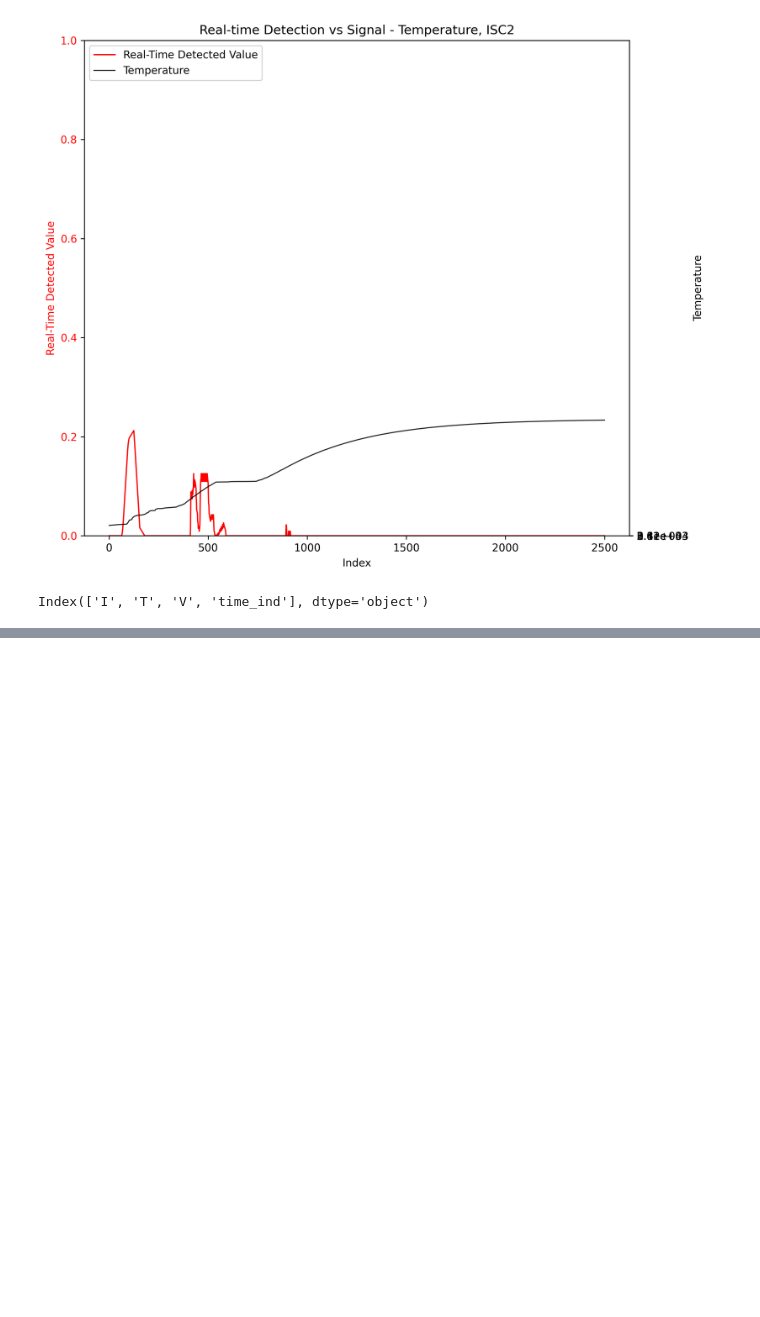
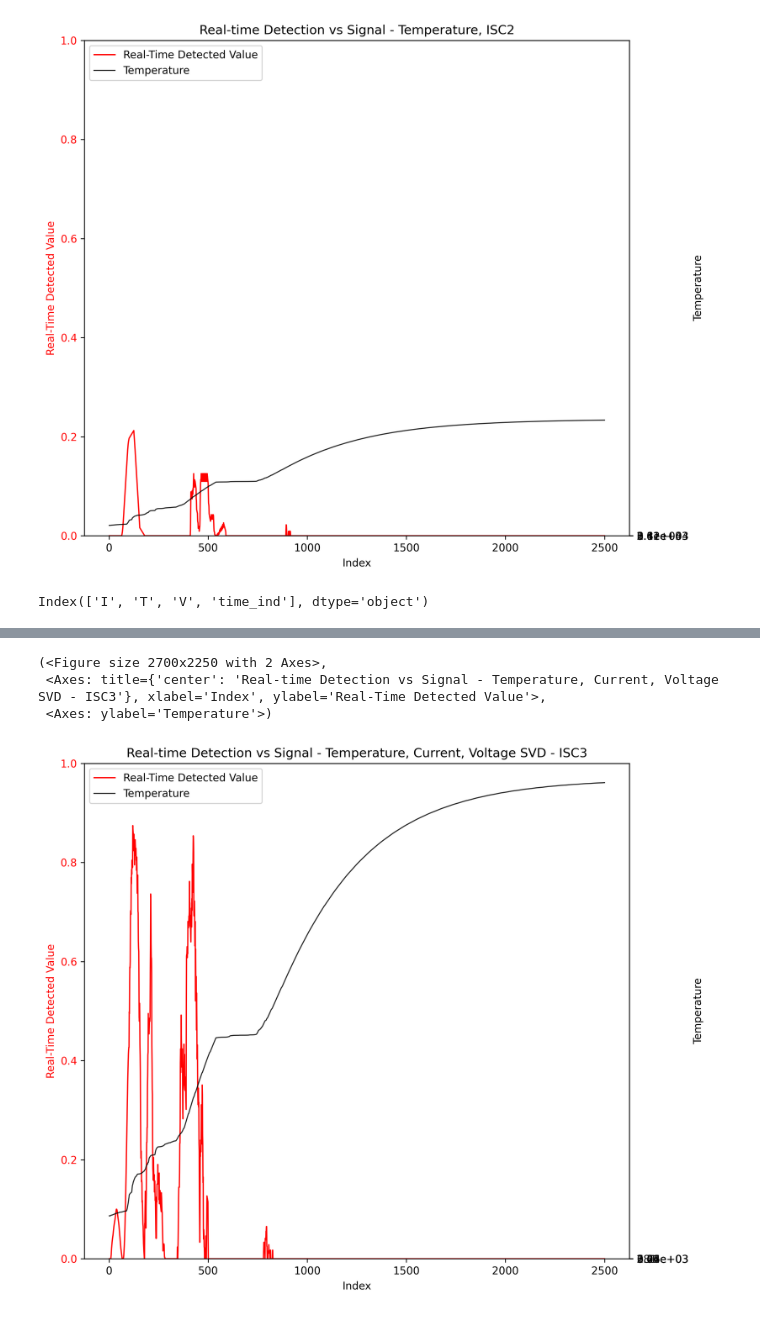
Before and after one commit to rhqrhq/Adversarial_Examples_Papers, a Jupyter notebook: pTRpred.ipynb, the cells around one changed output, grey strips where cells are left out. Saved outputs shown, nothing was run; the diff lists cells and outputs as text; code cells hidden in the pictures; blank space fills up the shorter version.

```diff
--- a/pTRpred.ipynb
+++ b/pTRpred.ipynb
@@ -1770,0 +1799,9 @@ plot_detection_overlay(df_detect, title = "Real-time Detection vs Signal - Tempe
+# %%
+#df_s = build_signal_svd(df5, time = "time_ind", x_cols = "I|T|V", window = 25)
+#df_detect = detect_realtime(df_s["time_ind"], df_s["signal"], lowwl = 10, highwl = 30)
+plot_detection_overlay(df_detect, title = "Real-time Detection vs Signal - Temperature, Current, Voltage SVD - ISC3")
+# %% [output]
+(<Figure size 2700x2250 with 2 Axes>,
+ <Axes: title={'center': 'Real-time Detection vs Signal - Temperature, Current, Voltage SVD - ISC3'}, xlabel='Index', ylabel='Real-Time Detected Value'>,
+ <Axes: ylabel='Temperature'>)
+[figure, added]
```
Also changed, not shown: parts of 3 cells of this notebook.
